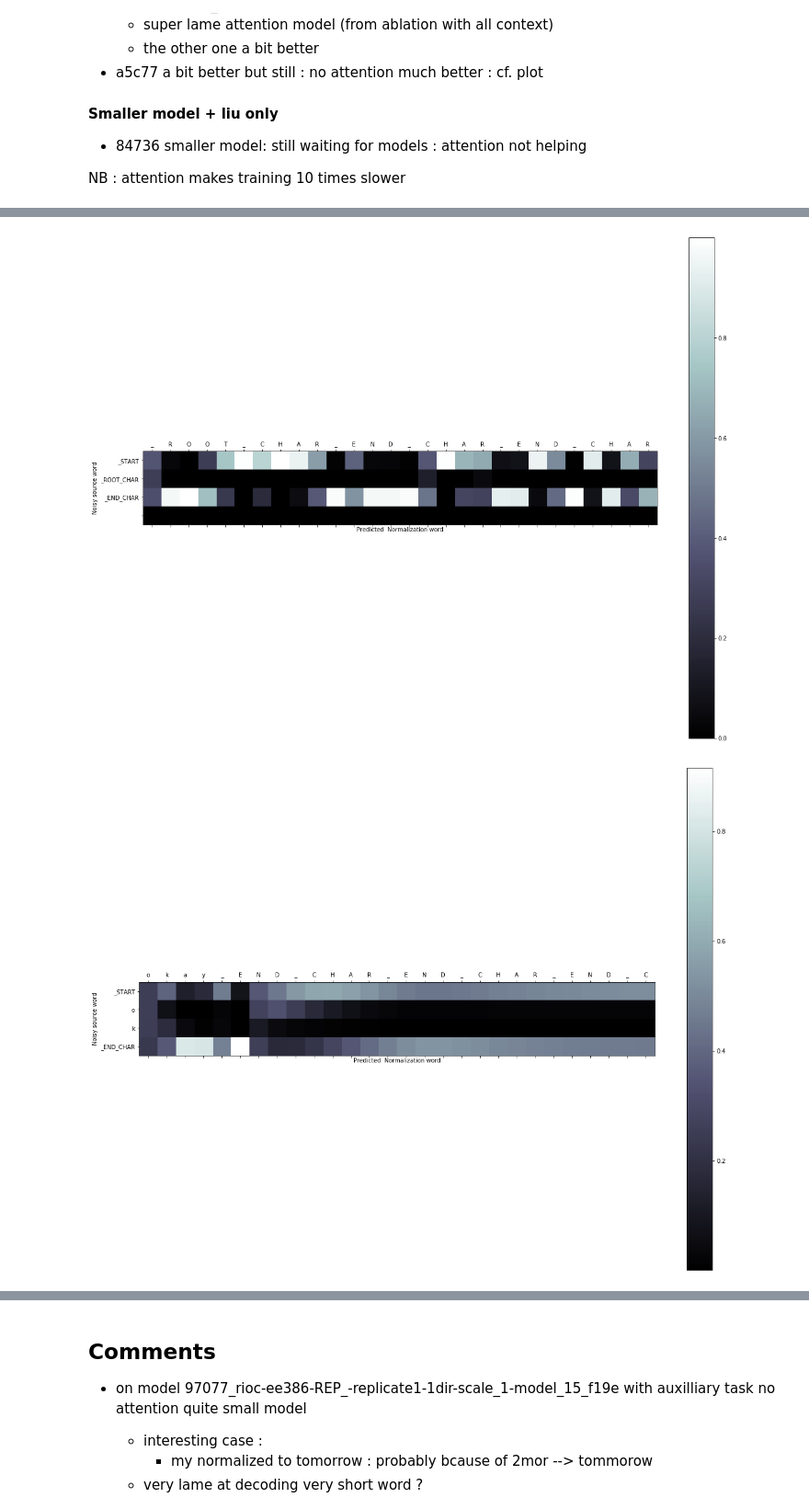
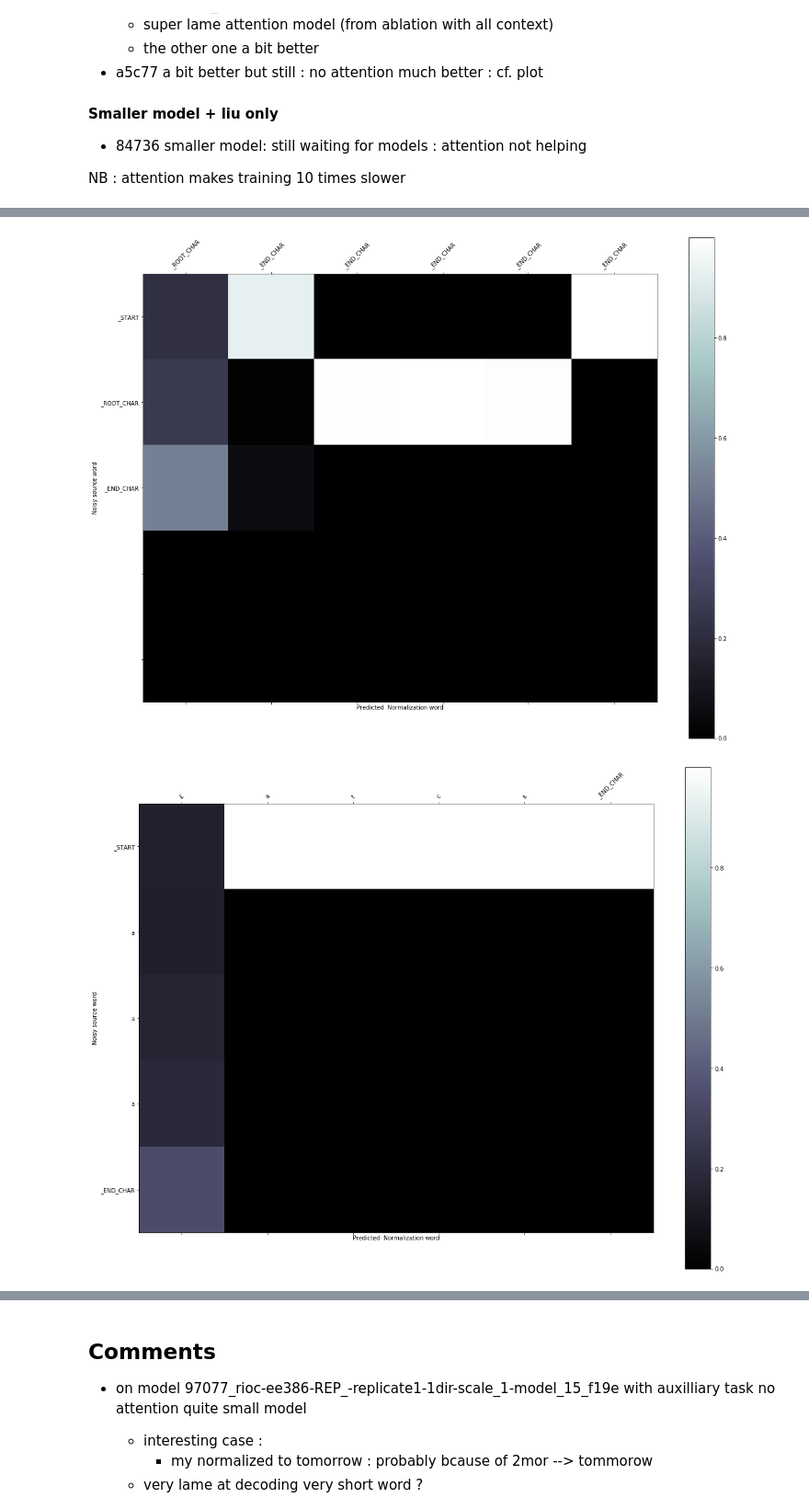
Before and after one commit to ben-mlr/mt_norm_parse, a Jupyter notebook: evaluate/interact+attention_visualize.ipynb, the cells around one changed output, grey strips where cells are left out. Shown: that part at 92% size. Drawn from its saved outputs; the diff is of its cells as text; code cells hidden in the pictures.

```diff
--- a/evaluate/interact+attention_visualize.ipynb
+++ b/evaluate/interact+attention_visualize.ipynb
@@ -69,6 +69,7 @@ model_folder_starts_with = "100147_rioc--DEBUG_NO_LOSS_PADDING-0-model_1-model_1
 model_folder_starts_with = "9096728-B0-model_1-model_1_59a7-folder"
 model_folder_starts_with = "9088021_rioc--B0-model_1-model_1_9fe6-folder"
 model_folder_starts_with = "30e60-B0-model_1-model_1_780d"
+model_folder_starts_with = "13ddd-B0-model_1-model_1_8ac8-folder"
 # %%
 # list all models folder that starts with model_folder_starts_with
 list_all_dir = os.listdir("../checkpoints/")
@@ -143,7 +144,7 @@ for folder_name in list_:
     interact(dic_path=dic_path, dir_model=model_dir, model_full_name=model_full_name,
              debug=False,
              show_attention=True, save_attention=False,
-             extra_arg_specific_label="",max_len=30,
+             extra_arg_specific_label="",max_len=20,
              verbose=0)
     #break
 # %% [output]
@@ -166,3 +167,3 @@ WARNING : DECODER word_recurrent_cell hidden dim will be {} (we added hidden_siz
 WARNING : shfited output sequence of one character not to output START token
-[figure, old version]
+[figure, new version]
-[figure, old version]
+[figure, new version]
```
Also changed, not shown: parts of 2 cells of this notebook, 16 other files.
